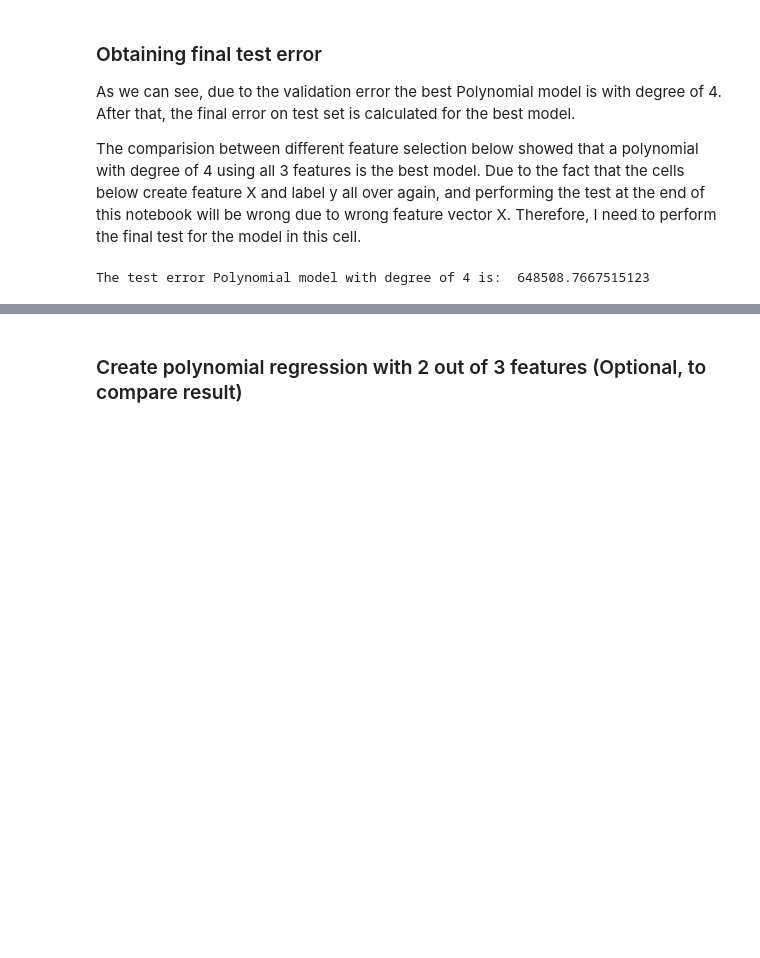
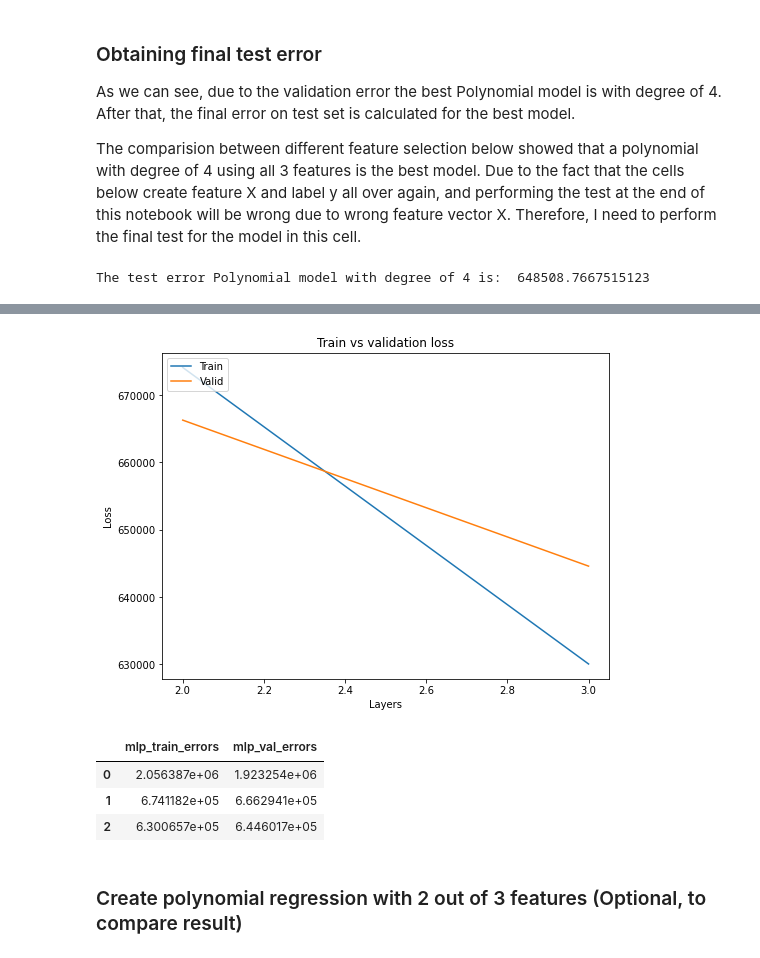
Before and after one commit to tamdnguyen/House-Price-Prediction, a Jupyter notebook: Machine Learning Models/Polynomial Regression + Multi-layer Perceptron.ipynb, the cells around one changed output, grey strips where cells are left out. Saved outputs shown, nothing was run; the diff lists cells and outputs as text; code cells hidden in the pictures; blank space fills up the shorter version.

```diff
--- a/Machine Learning Models/Polynomial Regression + Multi-layer Perceptron.ipynb
+++ b/Machine Learning Models/Polynomial Regression + Multi-layer Perceptron.ipynb
@@ -206,3 +334,49 @@ For regularization strength and learning rate, default values are used.
+# %%
+layers = [(20), (40, 20), (45, 30, 15)]
+
+# we will use this variable to store the resulting training errors corresponding to different hidden-layer numbers
+mlp_tr_errors = []
+mlp_val_errors = []
+
+for layer in layers:
+    hidden_layer_sizes = layer # size (num of neurons) of each layer stacked in a tuple
+
+    mlp_regr = MLPRegressor(hidden_layer_sizes = hidden_layer_sizes, random_state=42, max_iter=1000)
+    mlp_regr.fit(X_train, y_train)
+
+    ## evaluate the trained MLP on both training set and validation set
+    y_pred_train = mlp_regr.predict(X_train)    # predict on the training set
+    tr_error = mean_squared_error(y_train, y_pred_train)    # calculate the training error
+    y_pred_val = mlp_regr.predict(X_val) # predict values for the validation data
+    val_error = mean_squared_error(y_val, y_pred_val) # calculate the validation error
+
+
+    mlp_tr_errors.append(tr_error)
+    mlp_val_errors.append(val_error)
+# %%
+plt.figure(figsize=(8, 6))
+
+plt.plot((2,3), mlp_tr_errors[1:], label = 'Train')
+plt.plot((2,3), mlp_val_errors[1:],label = 'Valid')
+plt.legend(loc = 'upper left')
+
+plt.xlabel('Layers')
+plt.ylabel('Loss')
+plt.title('Train vs validation loss')
+plt.show()
+# %% [output]
+[figure, added]
+# %%
+errors = {
+          "mlp_train_errors":mlp_tr_errors,
+          "mlp_val_errors":mlp_val_errors,
+         }
+pd.DataFrame(errors)
+# %% [output]
+|  | mlp_train_errors | mlp_val_errors |
+| 0 | 2.056387e+06 | 1.923254e+06 |
+| 1 | 6.741182e+05 | 6.662941e+05 |
+| 2 | 6.300657e+05 | 6.446017e+05 |
 # %% [markdown]
 ### Create polynomial regression with 2 out of 3 features (Optional, to compare result)
 # %%
```
Also changed, not shown: parts of 7 cells of this notebook.
